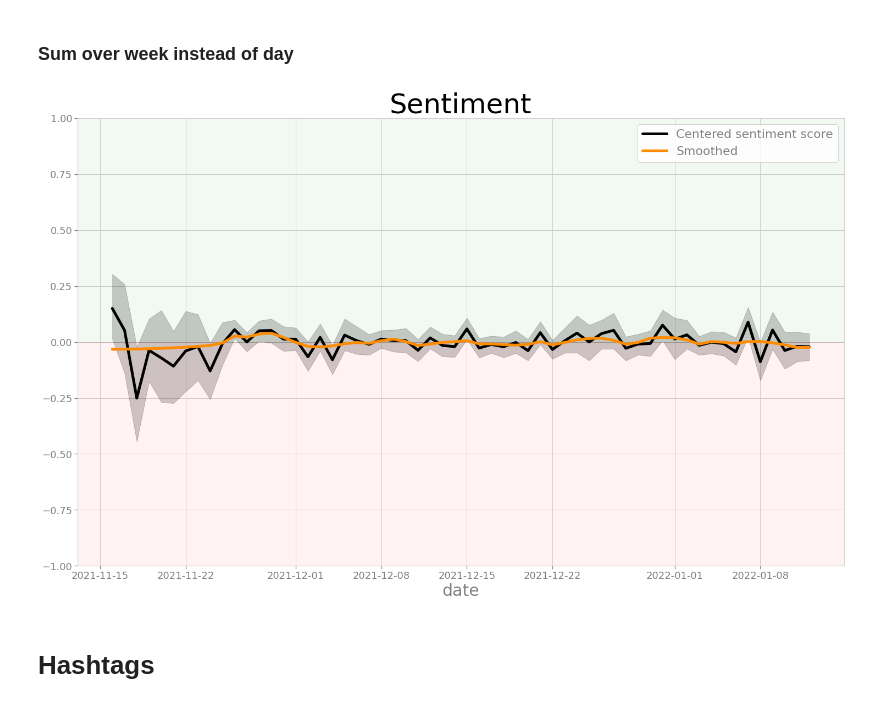
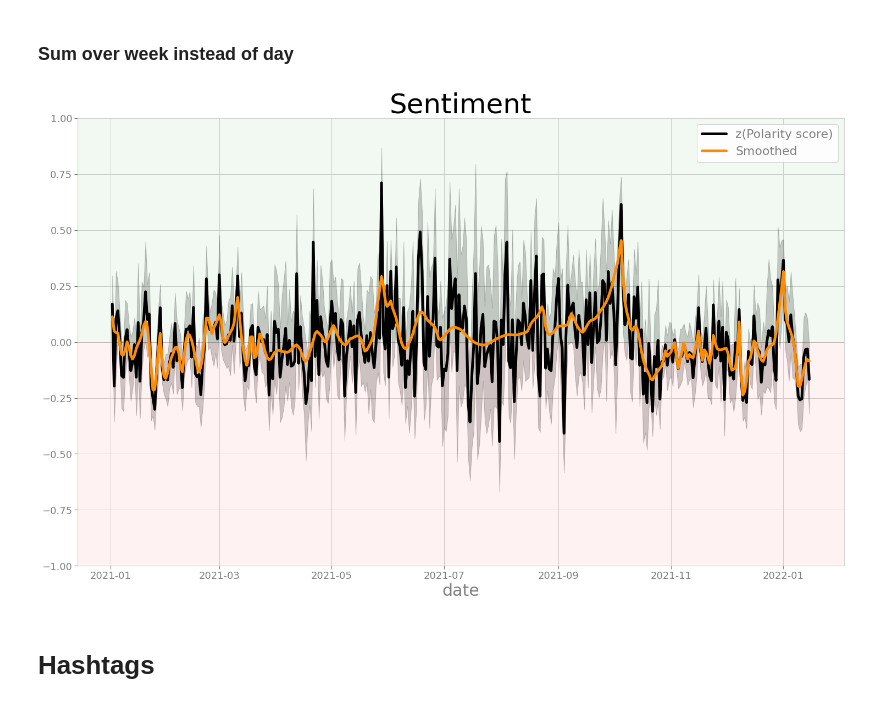
Before and after one commit to stinenyhus/HOPE-keyword-query-Twitter, a Jupyter notebook: notebooks/visualize_HOPE.ipynb, the cells around one changed output. Saved outputs shown, nothing was run; the diff lists cells and outputs as text; code cells hidden in the pictures.

```diff
--- a/notebooks/visualize_HOPE.ipynb
+++ b/notebooks/visualize_HOPE.ipynb
@@ -197,7 +197,7 @@ df["Week"] = df["date"].dt.strftime('%V')
 # %%
 time_scale = "date" #use "Week" or "date"
 smoothing_value = 500
-polarity = False
+polarity = True
 save = True
 
 fig, ax1 = plt.subplots(1,1, figsize = (25,15))
@@ -223,34 +223,34 @@ else:
 
   ax1 = sns.lineplot(x=time_scale, y=f"s{smoothing_value}_compound",
                   color = "darkorange",
                       linewidth = 5, data = df)
   plot_name = f"../fig/{data_prefix}/{data_prefix}_sentiment_{time_scale}.png"
   plt.legend(labels=['Centered sentiment score', 'Smoothed'])
 
 # For jul split
 # ax1 = sns.lineplot(x=time_scale, y=f"split_smooth_compund_{smoothing_value}",
 #                  color = "darkorange",
 #                     linewidth = 5, data = df)
 
 ax1.set_ylim(ymin = -1, ymax = 1)
 ax1.set(xlabel=time_scale, ylabel = "")
 ax1.xaxis.get_label().set_fontsize(30)
 ax1.yaxis.get_label().set_fontsize(30)
 
 plt.xticks(fontsize=18)
 plt.yticks(fontsize=18)
 
 plt.axhspan(0, 1, color = "green", facecolor='0.1', alpha=0.05)
 plt.axhspan(0, -1, color = "red", facecolor='0.', alpha=0.05)
 
 ax1.set_title("Sentiment", fontdict = {'fontsize':50}, color = "Black")
 
 if save:
   fig.savefig(plot_name)
 
 fig.show()
 # %% [output]
-[figure, old version]
+[figure, new version]
 # %% [markdown]
 # Hashtags
 # %%
```
Also changed, not shown: parts of 7 cells of this notebook.
